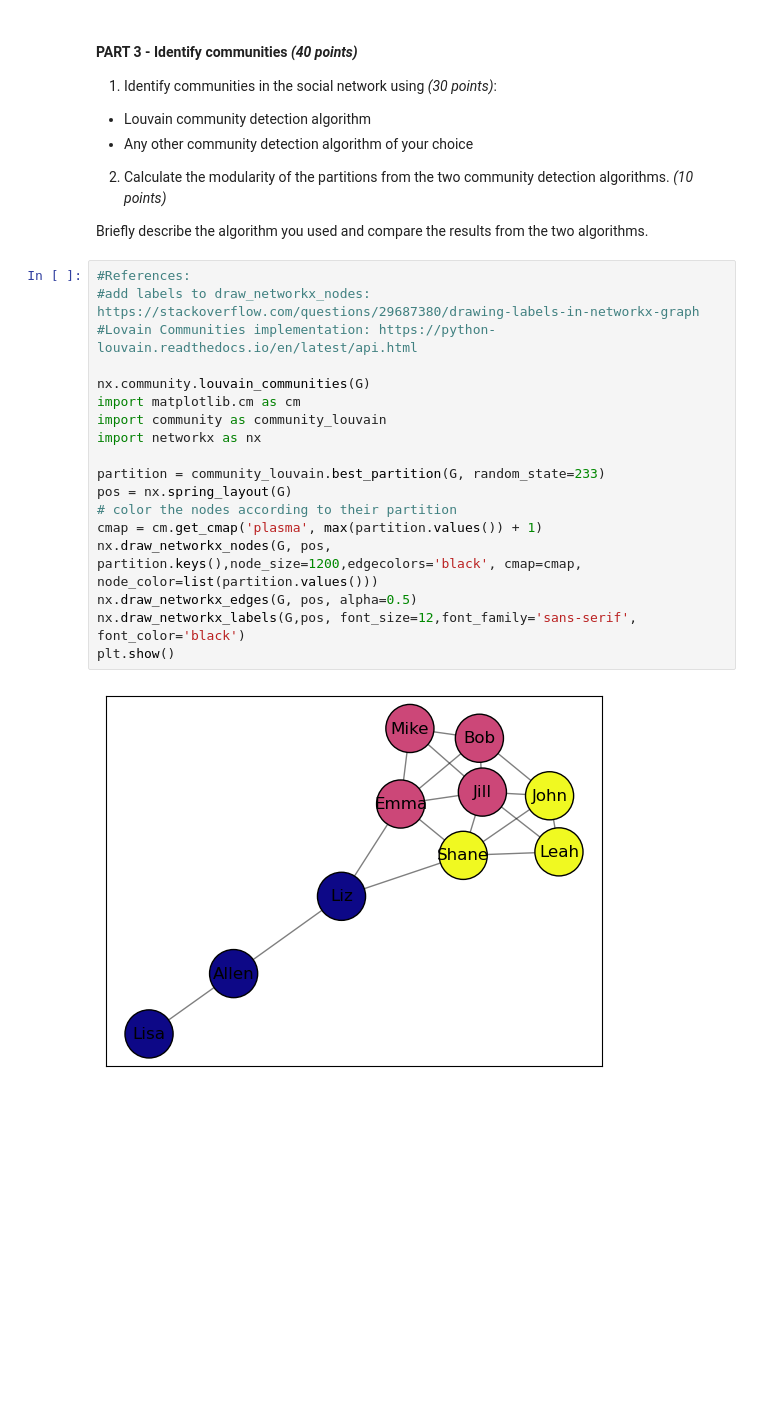
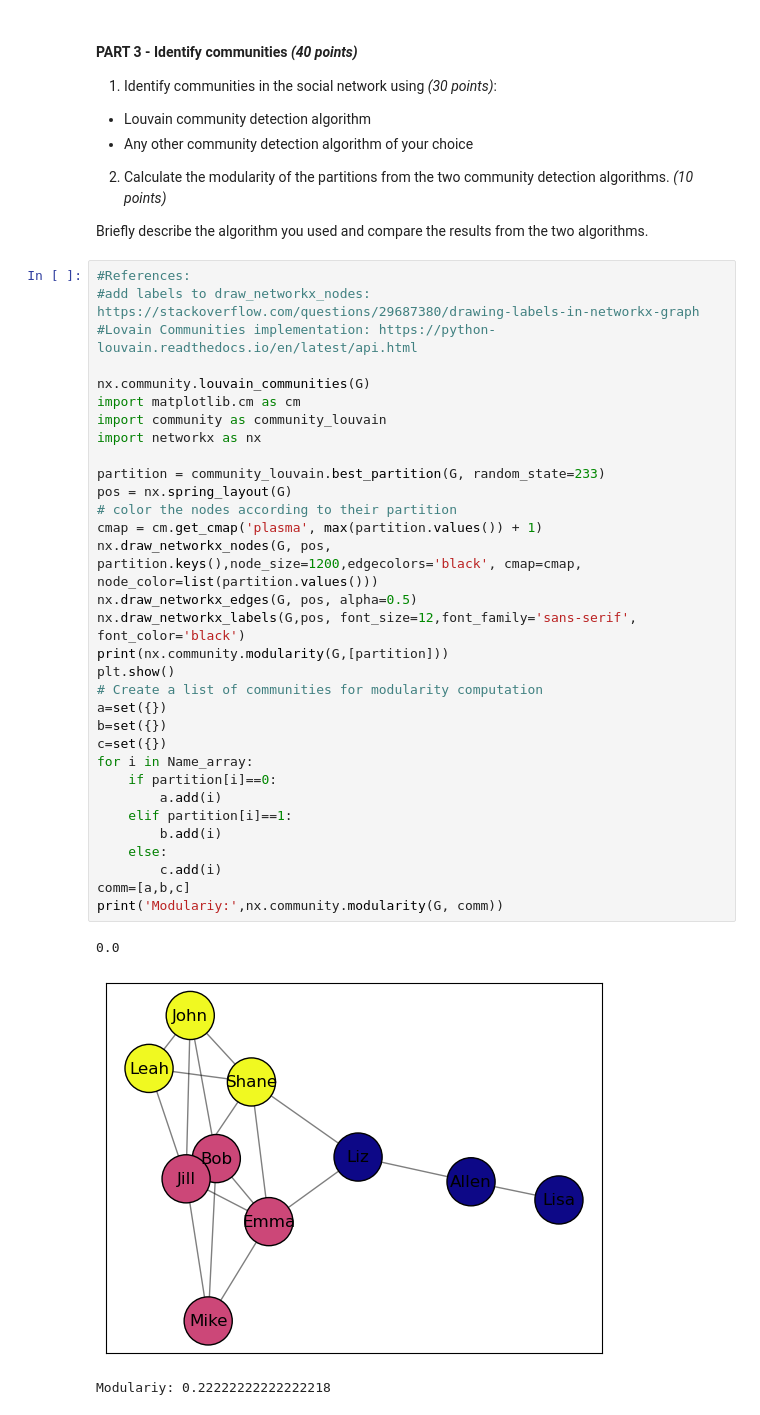
Before and after one commit to Jmabenojar/157_Abenojar, a Jupyter notebook: Module C/LabAssignment1/AP157_lab_assignment_C1.ipynb, the cells around one changed output. Saved outputs shown, nothing was run; the diff lists cells and outputs as text; blank space fills up the shorter version.

```diff
--- a/Module C/LabAssignment1/AP157_lab_assignment_C1.ipynb
+++ b/Module C/LabAssignment1/AP157_lab_assignment_C1.ipynb
@@ -181,21 +198,37 @@ Briefly describe the algorithm you used and compare the results from the two alg
 # %%
 #References:
 #add labels to draw_networkx_nodes: https://stackoverflow.com/questions/29687380/drawing-labels-in-networkx-graph
 #Lovain Communities implementation: https://python-louvain.readthedocs.io/en/latest/api.html
 
 nx.community.louvain_communities(G)
 import matplotlib.cm as cm
 import community as community_louvain
 import networkx as nx
 
 partition = community_louvain.best_partition(G, random_state=233)
 pos = nx.spring_layout(G)
 # color the nodes according to their partition
 cmap = cm.get_cmap('plasma', max(partition.values()) + 1)
 nx.draw_networkx_nodes(G, pos, partition.keys(),node_size=1200,edgecolors='black', cmap=cmap, node_color=list(partition.values()))
 nx.draw_networkx_edges(G, pos, alpha=0.5)
 nx.draw_networkx_labels(G,pos, font_size=12,font_family='sans-serif', font_color='black')
+print(nx.community.modularity(G,[partition]))
 plt.show()
+# Create a list of communities for modularity computation
+a=set({})
+b=set({})
+c=set({})
+for i in Name_array:
+    if partition[i]==0:
+        a.add(i)
+    elif partition[i]==1:
+        b.add(i)
+    else:
+        c.add(i)
+comm=[a,b,c]
+print('Modulariy:',nx.community.modularity(G, comm))
 # %% [output]
+0.0
-[figure, old version]
+[figure, new version]
+Modulariy: 0.22222222222222218
 # %%
```
Also changed, not shown: parts of 8 cells of this notebook.
